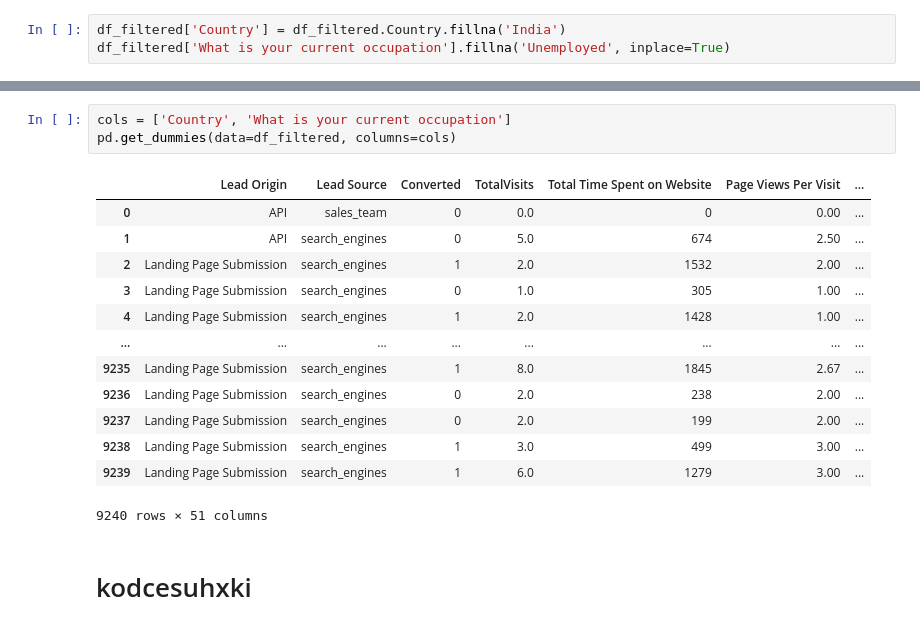
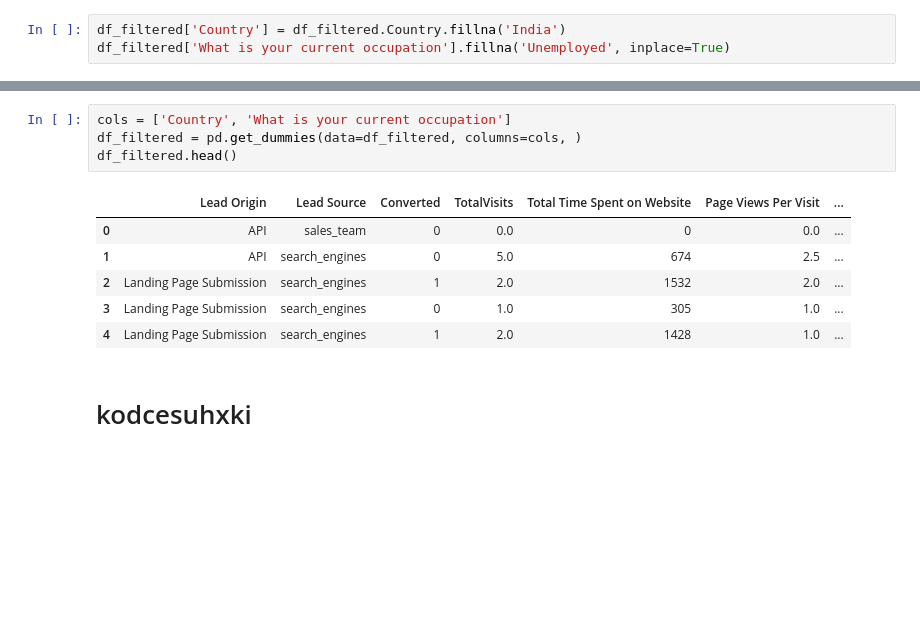
Before and after one commit to prabhanshu11/Clustering-Case-Study, a Jupyter notebook: main.ipynb, the cells around one changed output, grey strips where cells are left out. Cells and saved outputs as stored; diff of their text form; blank space fills up the shorter version.

```diff
--- a/main.ipynb
+++ b/main.ipynb
@@ -335,21 +335,15 @@ df_filtered.head()
 | 4 | Landing Page Submission | search_engines | 1 | 2.0 | 1428 | 1.0 | India | ... |
 # %%
 cols = ['Country', 'What is your current occupation']
-pd.get_dummies(data=df_filtered, columns=cols)
+df_filtered = pd.get_dummies(data=df_filtered, columns=cols, )
+df_filtered.head()
 # %% [output]
 |  | Lead Origin | Lead Source | Converted | TotalVisits | Total Time Spent on Website | Page Views Per Visit | ... |
-| 0 | API | sales_team | 0 | 0.0 | 0 | 0.00 | ... |
-| 1 | API | search_engines | 0 | 5.0 | 674 | 2.50 | ... |
-| 2 | Landing Page Submission | search_engines | 1 | 2.0 | 1532 | 2.00 | ... |
-| 3 | Landing Page Submission | search_engines | 0 | 1.0 | 305 | 1.00 | ... |
-| 4 | Landing Page Submission | search_engines | 1 | 2.0 | 1428 | 1.00 | ... |
-| ... | ... | ... | ... | ... | ... | ... | ... |
-| 9235 | Landing Page Submission | search_engines | 1 | 8.0 | 1845 | 2.67 | ... |
-| 9236 | Landing Page Submission | search_engines | 0 | 2.0 | 238 | 2.00 | ... |
-| 9237 | Landing Page Submission | search_engines | 0 | 2.0 | 199 | 2.00 | ... |
-| 9238 | Landing Page Submission | search_engines | 1 | 3.0 | 499 | 3.00 | ... |
-| 9239 | Landing Page Submission | search_engines | 1 | 6.0 | 1279 | 3.00 | ... |
+| 0 | API | sales_team | 0 | 0.0 | 0 | 0.0 | ... |
+| 1 | API | search_engines | 0 | 5.0 | 674 | 2.5 | ... |
+| 2 | Landing Page Submission | search_engines | 1 | 2.0 | 1532 | 2.0 | ... |
+| 3 | Landing Page Submission | search_engines | 0 | 1.0 | 305 | 1.0 | ... |
+| 4 | Landing Page Submission | search_engines | 1 | 2.0 | 1428 | 1.0 | ... |
-9240 rows × 51 columns
 # %% [markdown]
 # kodcesuhxki
 # %% [markdown]
```
Also changed, not shown: parts of 2 cells of this notebook.
